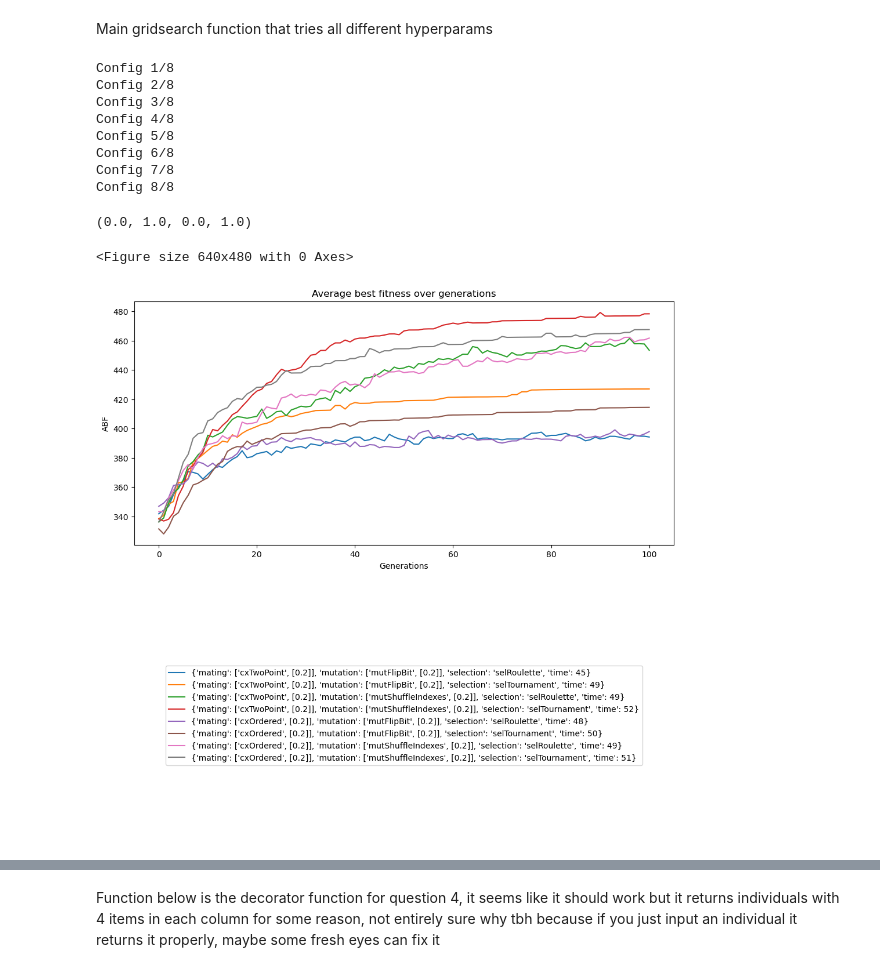
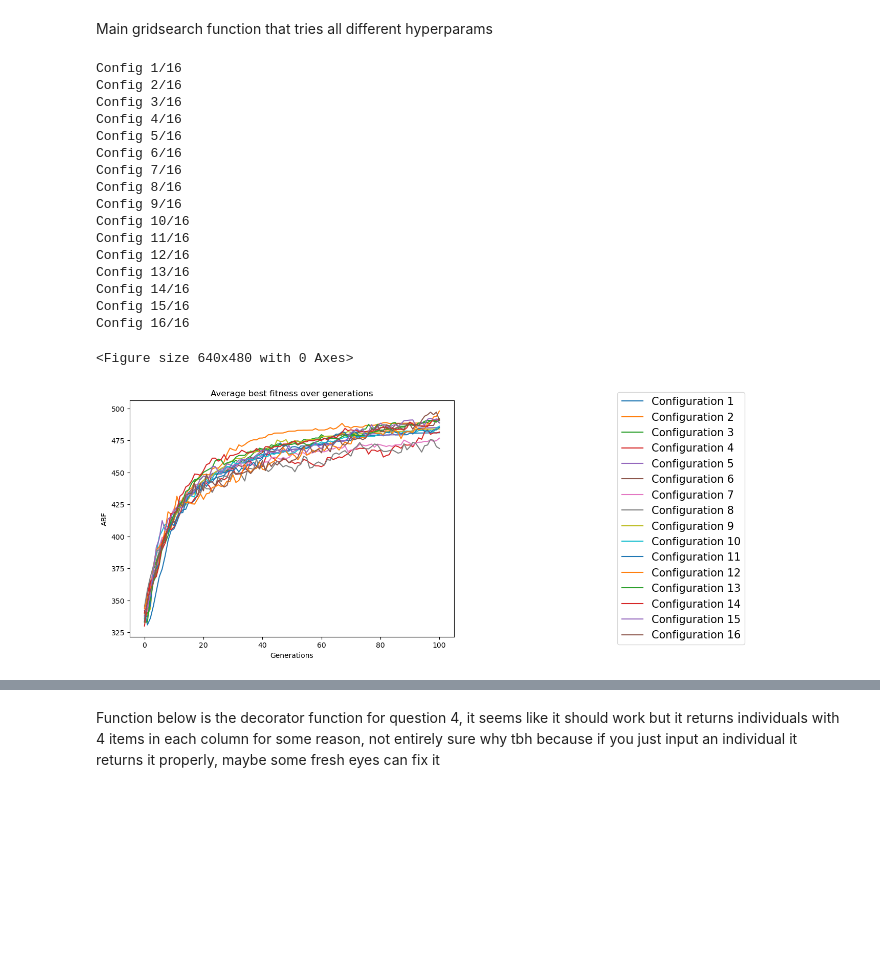
Before and after one commit to Arthexs/DecisionMakingAICI, a Jupyter notebook: Main_assignment1_1 copy.ipynb, the cells around one changed output, grey strips where cells are left out. Saved outputs shown, nothing was run; the diff lists cells and outputs as text; code cells hidden in the pictures; blank space fills up the shorter version.

```diff
--- a/Main_assignment1_1 copy.ipynb
+++ b/Main_assignment1_1 copy.ipynb
@@ -177,8 +177,8 @@ def gridsearch(nruns,mate_methods,mutation_methods,select_methods,ngen,mu,cxpb_l
         end = time.time()
 
         # Storing the current config and how long it took to complete
-        config.append({'mating': [method['mate'].__name__,cxpb],'mutation':[method['mutate'].__name__,mutpb],'selection':method['select'].__name__, 'time': int(end-start)})
-
+        config.append({'mating': [method['mate'].__name__,method['cxpb']],'mutation':[method['mutate'].__name__,method['mutpb']],\
+                       'selection':method['select'].__name__, 'time': int(end-start)})
 
         # Collecting the pest runs and the means per config in an output matrix
         if method_id == 0: # First iteration we create the matrix, other iterations we concatenate to it
@@ -196,40 +196,64 @@ def gridsearch(nruns,mate_methods,mutation_methods,select_methods,ngen,mu,cxpb_l
 # mate_methods = [tools.cxTwoPoint]
 # mutation_methods =[tools.mutFlipBit]
 # select_methods= [tools.selTournament]
+# cxpb = [0.2]
+# mutpb = [0.2]
+# ngen = 100
+# mu = 50
+# abf,best_individuals,config = gridsearch(30,mate_methods,mutation_methods,select_methods,ngen,mu,cxpb,mutpb)
 
 # Exercise 2
-mate_methods = [tools.cxTwoPoint,tools.cxOrdered]
-mutation_methods =[tools.mutFlipBit,tools.mutShuffleIndexes]
-select_methods= [tools.selRoulette, tools.selTournament]
+# mate_methods = [tools.cxTwoPoint,tools.cxOrdered]
+# mutation_methods =[tools.mutFlipBit,tools.mutShuffleIndexes]
+# select_methods= [tools.selRoulette, tools.selTournament]
+# cxpb = [0.2]
+# mutpb = [0.2]
+
+
+# Exercise 3
+mate_methods = [tools.cxOrdered]
+mutation_methods = [tools.mutShuffleIndexes]
+select_methods = [tools.selTournament]
+cxpb = [0.2, 0.4, 0.6, 0.8]
+mutpb = [0.2, 0.4, 0.6, 0.8]
+
+# General settings
 ngen = 100
 mu = 50
-cxpb = [0.2]
-mutpb = [0.2]
 abf,best_individuals,config = gridsearch(30,mate_methods,mutation_methods,select_methods,ngen,mu,cxpb,mutpb)
 # %% [output]
-Config 1/8
-Config 2/8
-Config 3/8
-Config 4/8
-Config 5/8
-Config 6/8
-Config 7/8
-Config 8/8
+Config 1/16
+Config 2/16
+Config 3/16
+Config 4/16
+Config 5/16
+Config 6/16
+Config 7/16
+Config 8/16
+Config 9/16
+Config 10/16
+Config 11/16
+Config 12/16
+Config 13/16
+Config 14/16
+Config 15/16
+Config 16/16
 # %%
 # Plot botht the figure and the legend separately
 plt.figure()
-fig, axes = plt.subplots(ncols=1,nrows=2,figsize=(12,12))
-axes[0].plot(abf,label=config)
+fig, axes = plt.subplots(ncols=2,nrows=1,figsize=(18,6))
+for i in range(abf.shape[1]):
+    axes[0].plot(abf[:,i],label=f"Configuration {i+1}")
 h,l = axes[0].get_legend_handles_labels()
 axes[0].set_xlabel('Generations')
 axes[0].set_ylabel('ABF')
 axes[0].set_title('Average best fitness over generations')
-axes[1].legend(h,l,loc='center')
-axes[1].axis('off')
+if len(config)>10: axes[1].legend(h,l,loc='center',prop={'size':15})
+else: axes[1].legend(h,l,loc='center',prop={'size':25})
+axes[1].axis('off');
 # %% [output]
-(0.0, 1.0, 0.0, 1.0)
+<Figure size 640x480 with 0 Axes>
-<Figure size 640x480 with 0 Axes>
-[figure, old version]
+[figure, new version]
 # %%
 plt.boxplot(best_individuals);
 plt.xlabel('Configurations')
```
Also changed, not shown: parts of 3 cells of this notebook.
